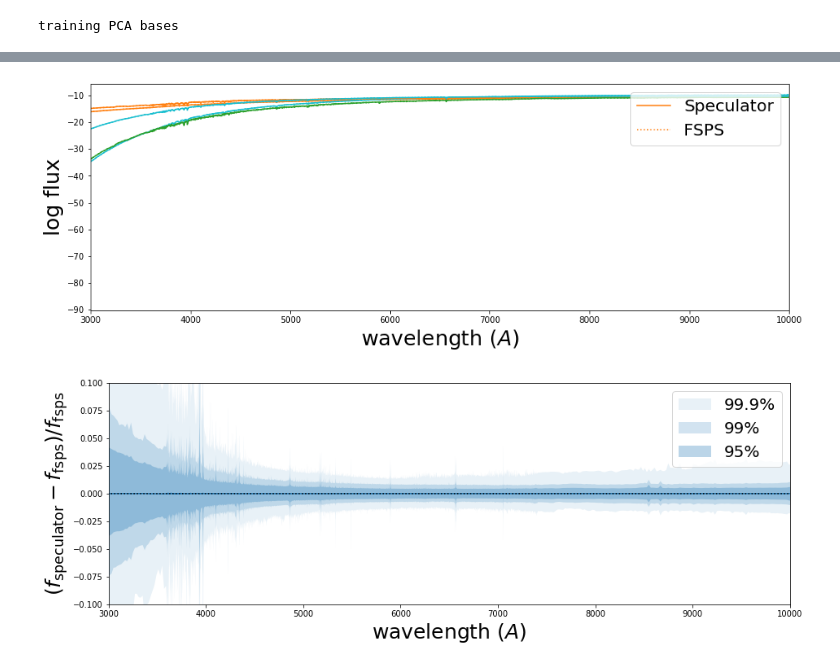
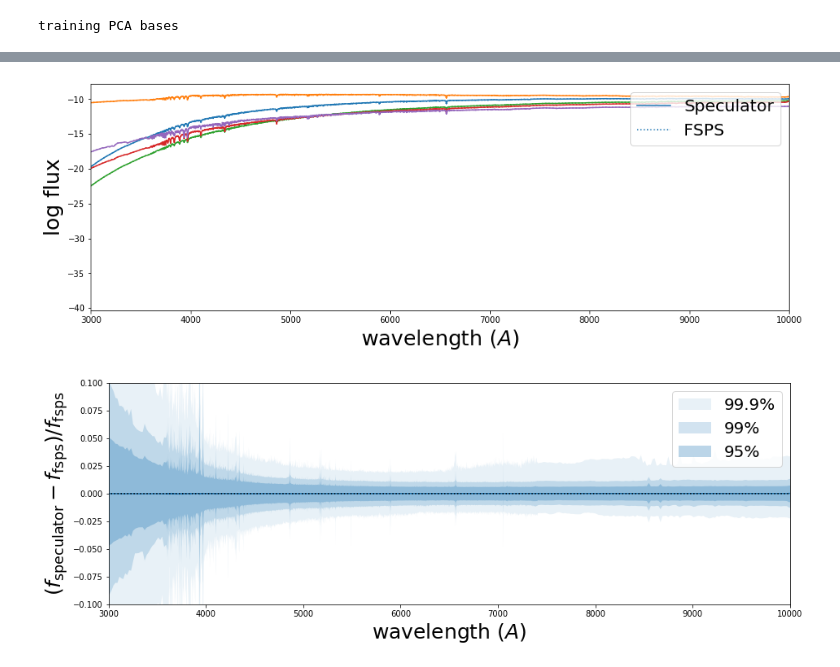
Before and after one commit to changhoonhahn/gqp_mc, a Jupyter notebook: nb/training_desi_complexdust_speculator.ipynb, the cells around one changed output, grey strips where cells are left out. Drawn from its saved outputs; the diff is of its cells as text; code cells hidden in the pictures.

Commit message:
updated complexdust validation

```diff
--- a/nb/training_desi_complexdust_speculator.ipynb
+++ b/nb/training_desi_complexdust_speculator.ipynb
@@ -24,7 +24,7 @@ wave = np.load('wave_fsps.npy')
 # %%
 n_param = 10
 n_wave  = len(wave)
-batches = '0_99'
+batches = '0_299'
 n_pcas  = 30
 # %%
 # load trained PCA basis object
@@ -40,2 +40,8 @@ PCABasis._load_from_file('DESI_complexdust.%s.seed0.pca%i.hdf5' % (batches, n_pc
 # %% [output]
 training PCA bases
+# %%
+_training_theta = np.load('DESI_complexdust.%s.seed0.0_199pca%i_parameters.npy'% (batches, n_pcas))
+_training_pca = np.load('DESI_complexdust.%s.seed0.0_199pca%i_pca.npy'% (batches, n_pcas))
+
+training_theta = tf.convert_to_tensor(_training_theta.astype(np.float32))
+training_pca = tf.convert_to_tensor(_training_pca.astype(np.float32))
@@ -42,8 +52,5 @@ training PCA bases
 # %%
 # train Speculator
-training_theta  = tf.convert_to_tensor(PCABasis.training_parameters.astype(np.float32))
-training_pca    = tf.convert_to_tensor(PCABasis.training_pca.astype(np.float32))
-
 speculator = Speculator(
         n_parameters=n_param, # number of model parameters
         wavelengths=wave, # array of wavelengths
@@ -60,8 +67,8 @@ speculator = Speculator(
 
 # cooling schedule
 lr = [1e-3, 1e-4, 1e-5, 1e-6]
-batch_size = [1000, 10000, 50000, 100000]#int(training_theta.shape[0])]
-gradient_accumulation_steps = [1, 1, 1, 10] # split the largest batch size into 10 when computing gradients to avoid memory overflow
+batch_size = [5000, 10000, 50000, 100000]#int(training_theta.shape[0])]
+gradient_accumulation_steps = [1, 1, 1, 1] # split the largest batch size into 10 when computing gradients to avoid memory overflow
 
 # early stopping set up
 patience = 20
@@ -72,9 +79,7 @@ for i in range(len(lr)):
     # set learning rate
     speculator.optimizer.lr = lr[i]
 
-    # split into validation and training sub-sets
     n_training = training_theta.shape[0]
-
     # create iterable dataset (given batch size)
     training_data = tf.data.Dataset.from_tensor_slices((training_theta, training_pca)).shuffle(n_training).batch(batch_size[i])
 
@@ -126,7 +131,6 @@ for i in range(len(lr)):
 
             # save attributes to file
             f = open('DESI_complexdust_model.%s.pca%i.log.pkl' % (batches, n_pcas), 'wb')
-
             pickle.dump(attributes, f)
             f.close()
             print('Validation loss = %s' % str(best_loss))
@@ -154,36 +158,36 @@ spectrum_spec = 10**logspectrum_spec
 fig = plt.figure(figsize=(15,5))
 sub = fig.add_subplot(111)
 for ii, i in enumerate(np.random.choice(len(theta_test), size=5)):
-    sub.plot(wave, logspectrum_spec[i], c='C%i' % i, ls='-', label='Speculator')
-    sub.plot(wave, logspectrum_test[i], c='C%i' % i, ls=':', label='FSPS')
+    sub.plot(wave, logspectrum_spec[i], c='C%i' % ii, ls='-', label='Speculator')
+    sub.plot(wave, logspectrum_test[i], c='C%i' % ii, ls=':', label='FSPS')
     if ii == 0: sub.legend(loc='upper right', fontsize=20)
 
 sub.set_xlabel('wavelength ($A$)', fontsize=25)
 sub.set_xlim(3e3, 1e4)
 sub.set_ylabel('log flux', fontsize=25)
 fig.savefig('validate_desi_complexdust.%s.pca%i.0.png' % (batches, n_pcas), bbox_inches='tight')
 
 # more quantitative accuracy test of the Speculator model
 frac_dspectrum = (spectrum_spec - spectrum_test) / spectrum_test
 frac_dspectrum_quantiles = np.nanquantile(frac_dspectrum,
         [0.0005, 0.005, 0.025, 0.5, 0.975, 0.995, 0.9995], axis=0)
 
 fig = plt.figure(figsize=(15,5))
 sub = fig.add_subplot(111)
 sub.fill_between(wave, frac_dspectrum_quantiles[0],
         frac_dspectrum_quantiles[6], fc='C0', ec='none', alpha=0.1, label='99.9%')
 sub.fill_between(wave, frac_dspectrum_quantiles[1],
         frac_dspectrum_quantiles[5], fc='C0', ec='none', alpha=0.2, label='99%')
 sub.fill_between(wave, frac_dspectrum_quantiles[2],
         frac_dspectrum_quantiles[4], fc='C0', ec='none', alpha=0.3, label='95%')
 sub.plot(wave, frac_dspectrum_quantiles[3], c='C0', ls='-')
 sub.plot(wave, np.zeros(len(wave)), c='k', ls=':')
 sub.legend(loc='upper right', fontsize=20)
 sub.set_xlabel('wavelength ($A$)', fontsize=25)
 sub.set_xlim(3e3, 1e4)
 sub.set_ylabel(r'$(f_{\rm speculator} - f_{\rm fsps})/f_{\rm fsps}$', fontsize=25)
 sub.set_ylim(-0.1, 0.1)
 fig.savefig('validate_desi_complexdust.%s.pca%i.1.png' % (batches, n_pcas), bbox_inches='tight')
 # %% [output]
-[figure, old version]
+[figure, new version]
-[figure, old version]
+[figure, new version]
```
Also changed, not shown: parts of 4 cells of this notebook.
